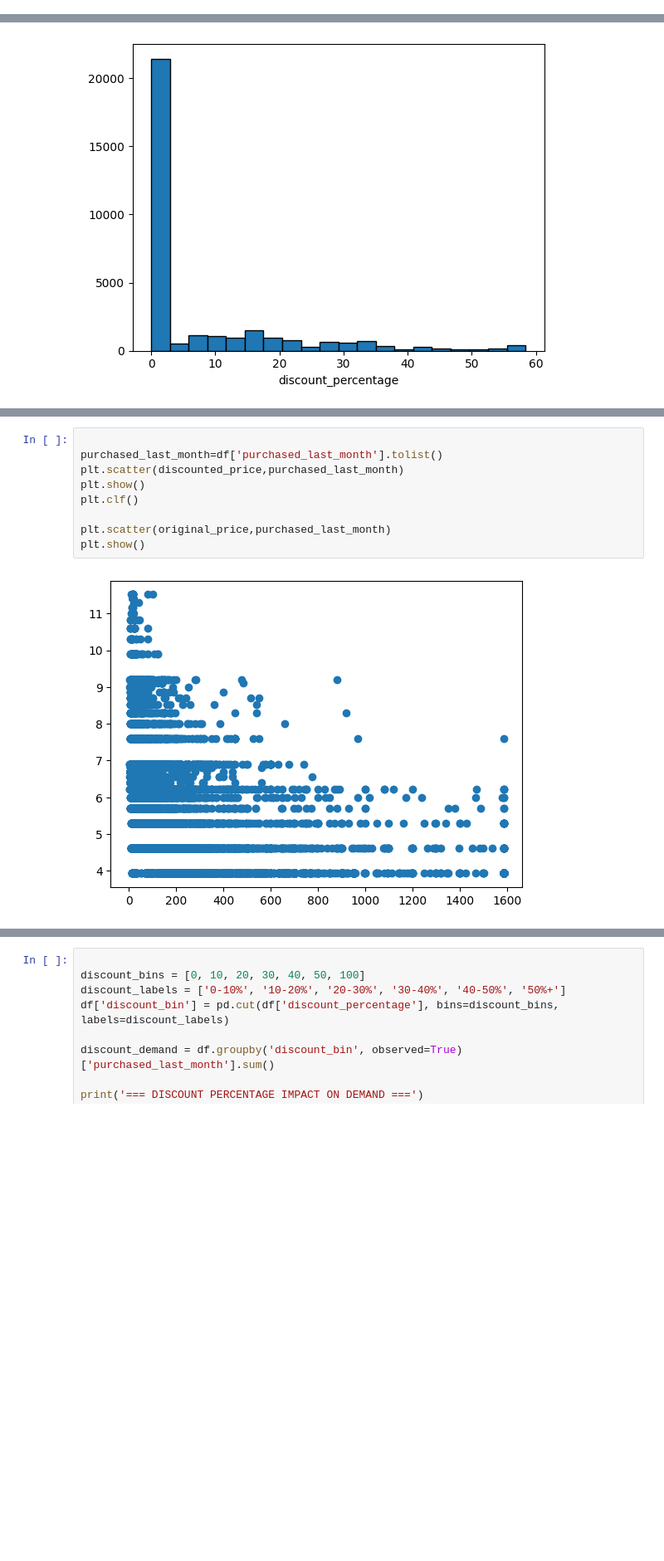
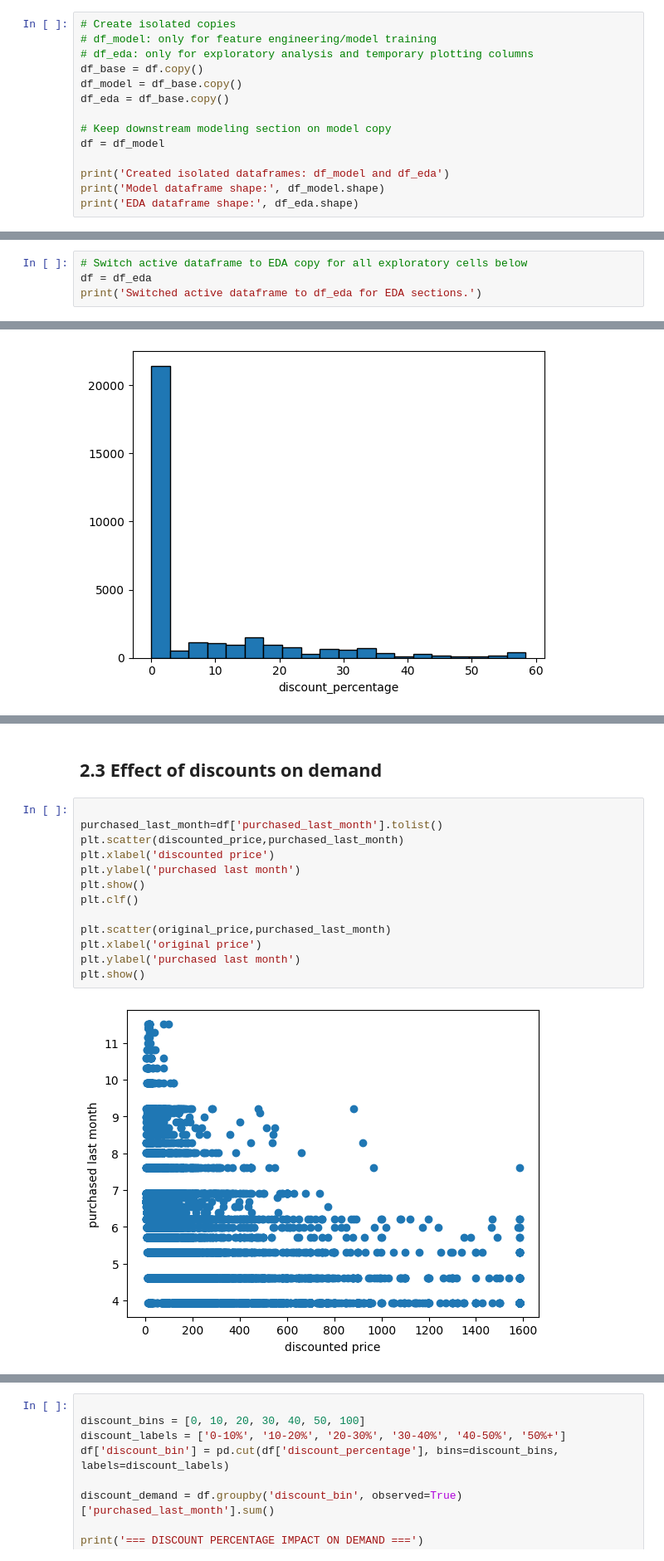
Before and after one commit to UnrealizedEnd77/Product_Demand_Analysis, a Jupyter notebook: Product_Demand_Analysis.ipynb, the cells around one changed output, grey strips where cells are left out. Shown at 83% size. Drawn from its saved outputs; the diff is of its cells as text; blank space fills up the shorter version.

```diff
--- a/Product_Demand_Analysis.ipynb
+++ b/Product_Demand_Analysis.ipynb
@@ -491,3 +491,17 @@ Index(['product_rating', 'total_reviews', 'purchased_last_month',
        'discounted_price', 'original_price', 'discount_percentage'],
       dtype='object')
 [figure]
+# %%
+# Create isolated copies
+# df_model: only for feature engineering/model training
+# df_eda: only for exploratory analysis and temporary plotting columns
+df_base = df.copy()
+df_model = df_base.copy()
+df_eda = df_base.copy()
+
+# Keep downstream modeling section on model copy
+df = df_model
+
+print('Created isolated dataframes: df_model and df_eda')
+print('Model dataframe shape:', df_model.shape)
+print('EDA dataframe shape:', df_eda.shape)
@@ -610,3 +613,7 @@ Name: count, dtype: int64
 object
 # %% [markdown]
 # EDA Tasks
+# %%
+# Switch active dataframe to EDA copy for all exploratory cells below
+df = df_eda
+print('Switched active dataframe to df_eda for EDA sections.')
@@ -733,11 +754,17 @@ Text(0.5, 0, 'discount_percentage')
+# %% [markdown]
+## 2.3 Effect of discounts on demand
 # %%
 
 purchased_last_month=df['purchased_last_month'].tolist()
 plt.scatter(discounted_price,purchased_last_month)
+plt.xlabel('discounted price')
+plt.ylabel('purchased last month')
 plt.show()
 plt.clf()
 
 plt.scatter(original_price,purchased_last_month)
+plt.xlabel('original price')
+plt.ylabel('purchased last month')
 plt.show()
 # %% [output]
-[figure, old version]
+[figure, new version]
```
Also changed, not shown: parts of 111 cells of this notebook.
